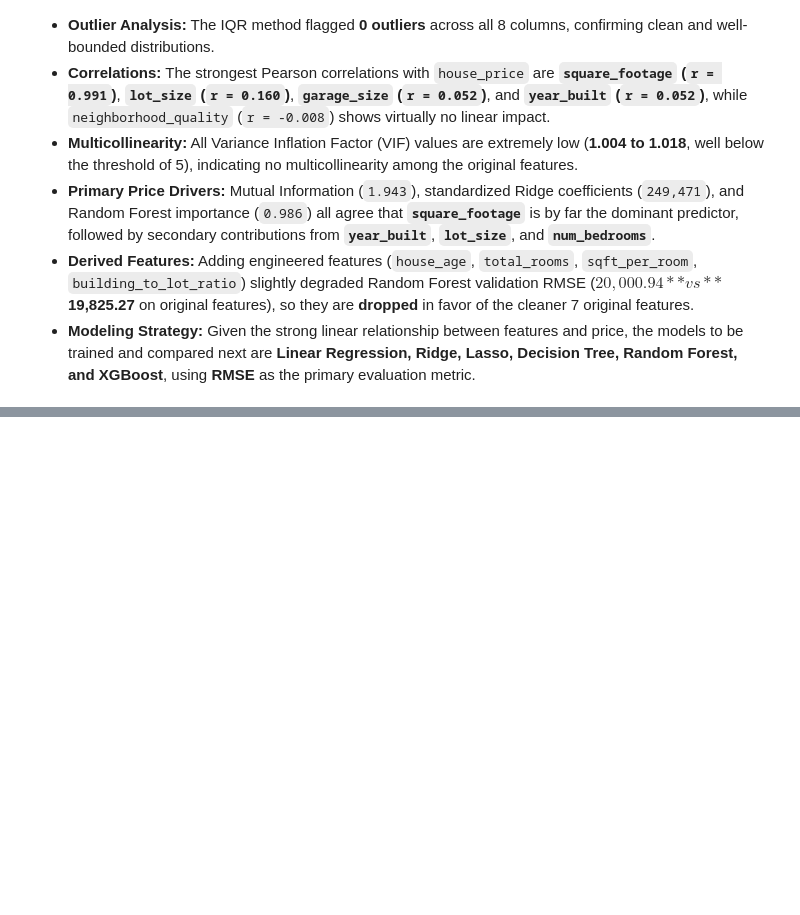
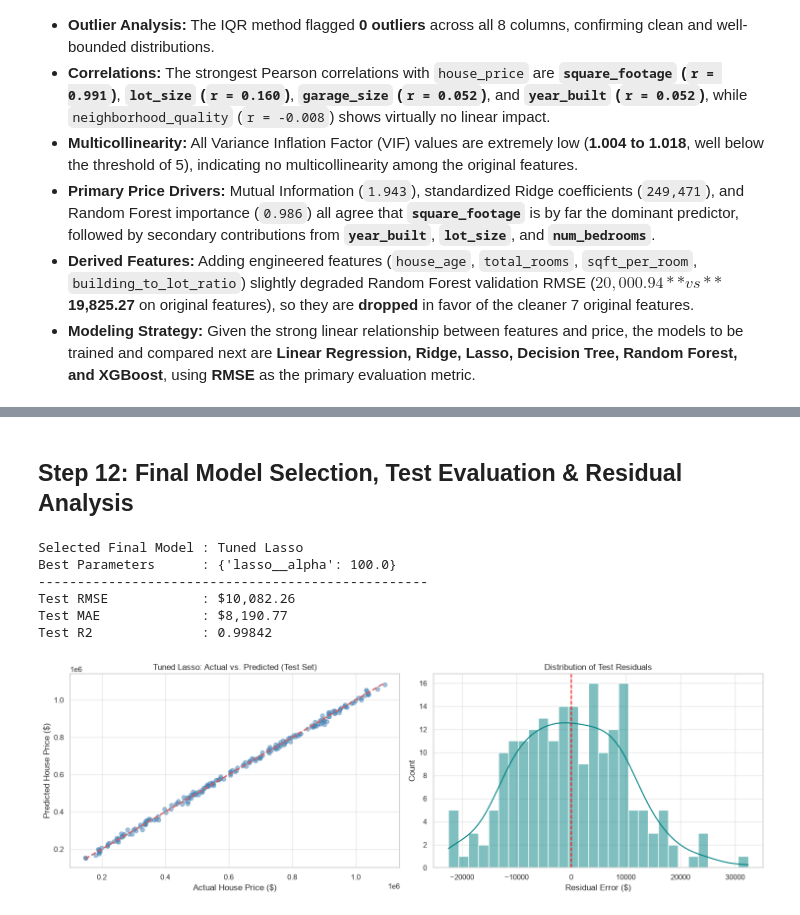
Before and after one commit to LFYMALE/house_price_prediction, a Jupyter notebook: notebook.ipynb, the cells around one changed output, grey strips where cells are left out. Drawn from its saved outputs; the diff is of its cells as text; code cells hidden in the pictures; blank space fills up the shorter version.

Commit message:
feat(modeling): compare regression models, tune hyperparameters, and select Lasso model

```diff
--- a/notebook.ipynb
+++ b/notebook.ipynb
@@ -474,0 +613,51 @@ Original + derived features        20000.944          0.994
+# %% [markdown]
+## Step 12: Final Model Selection, Test Evaluation & Residual Analysis
+# %%
+# Select the overall best tuned estimator automatically
+candidates = {
+    "Tuned Ridge": ridge_grid,
+    "Tuned Lasso": lasso_grid,
+    "Tuned Gradient Boosting": gbr_grid,
+}
+
+best_name = max(candidates, key=lambda k: candidates[k].best_score_)
+best_model = candidates[best_name].best_estimator_
+
+# Final evaluation on the held-out Test set (200 unseen houses)
+test_preds = best_model.predict(X_test)
+test_rmse = np.sqrt(mean_squared_error(y_test, test_preds))
+test_mae = mean_absolute_error(y_test, test_preds)
+test_r2 = r2_score(y_test, test_preds)
+
+print(f"Selected Final Model : {best_name}")
+print(f"Best Parameters      : {candidates[best_name].best_params_}")
+print("-" * 50)
+print(f"Test RMSE            : ${test_rmse:,.2f}")
+print(f"Test MAE             : ${test_mae:,.2f}")
+print(f"Test R2              : {test_r2:.5f}")
+
+# Residual diagnostics (Actual vs Predicted & Residuals distribution)
+residuals = y_test - test_preds
+fig, axes = plt.subplots(1, 2, figsize=(15, 5))
+
+axes[0].scatter(y_test, test_preds, alpha=0.5, color="steelblue")
+axes[0].plot([y_test.min(), y_test.max()], [y_test.min(), y_test.max()], "r--", lw=2)
+axes[0].set_xlabel("Actual House Price ($)")
+axes[0].set_ylabel("Predicted House Price ($)")
+axes[0].set_title(f"{best_name}: Actual vs. Predicted (Test Set)")
+
+sns.histplot(residuals, kde=True, bins=30, ax=axes[1], color="teal")
+axes[1].axvline(0, color="red", linestyle="--")
+axes[1].set_xlabel("Residual Error ($)")
+axes[1].set_title("Distribution of Test Residuals")
+
+plt.tight_layout()
+plt.show()
+# %% [output]
+Selected Final Model : Tuned Lasso
+Best Parameters      : {'lasso__alpha': 100.0}
+--------------------------------------------------
+Test RMSE            : $10,082.26
+Test MAE             : $8,190.77
+Test R2              : 0.99842
+[figure, added]
```
Also changed, not shown: parts of 7 cells of this notebook, 2 other files.
